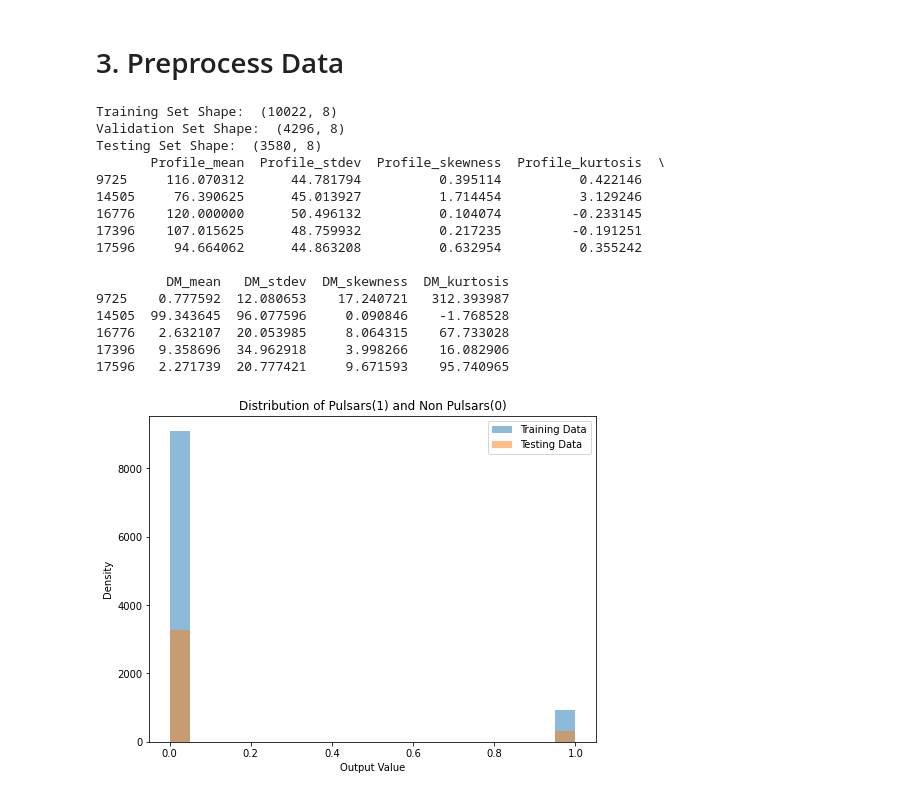
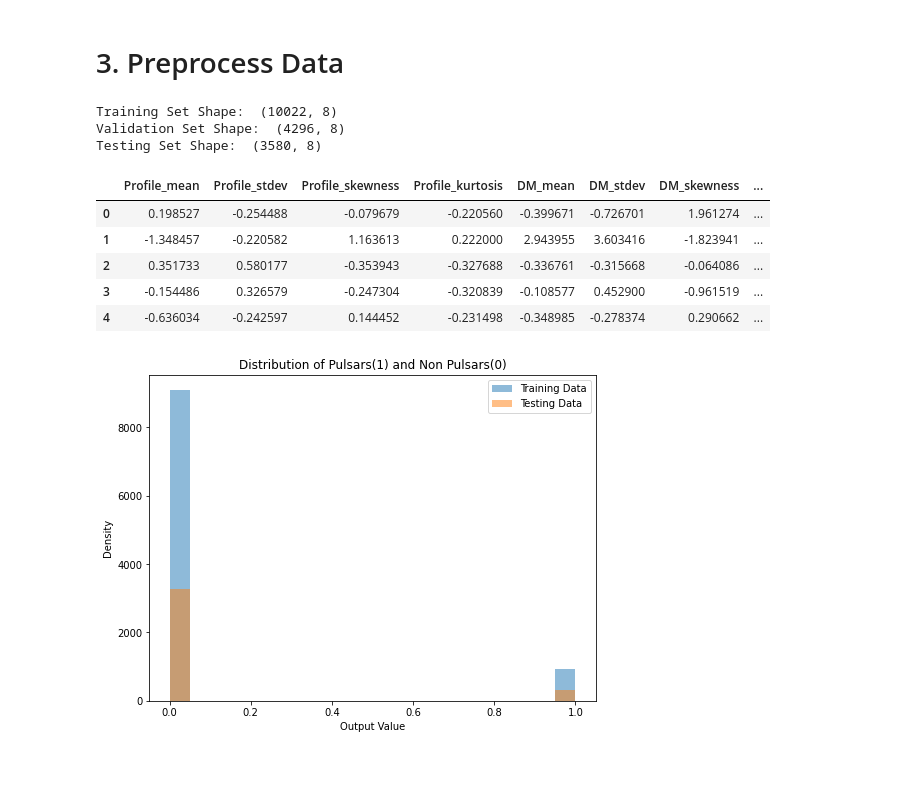
Before and after one commit to Prav001/PulsarClassification, a Jupyter notebook: PulsarClassification_MachineLearning.ipynb, the cells around one changed output. Drawn from its saved outputs; the diff is of its cells as text; code cells hidden in the pictures; blank space fills up the shorter version.

```diff
--- a/PulsarClassification_MachineLearning.ipynb
+++ b/PulsarClassification_MachineLearning.ipynb
@@ -60,7 +60,7 @@ def load_dataset(dataset_source):
         y_valid= y_valid.to_numpy()
 
 
-        print(X_train.head())
+        X_train.head()
 
     else:
         # Load the dataset from CSV file
@@ -104,7 +104,7 @@ def load_dataset(dataset_source):
         X_valid.columns = input_columns
         X_test.columns = input_columns
 
-        print(X_train.head())
+        X_train.head()
 
     return X_train, X_valid, X_test, y_train, y_valid, y_test, input_columns
 # %% [markdown]
@@ -135,31 +135,27 @@ def preprocess_data(X_train, X_valid, X_test, input_columns):
 # %%
 dataset_source = "HTRU"
 #dataset_source ="LOTAAS"
 
 X_train, X_valid, X_test, y_train, y_valid, y_test, input_columns = load_dataset(dataset_source)
 
+
 X_train,X_valid,X_test= preprocess_data(X_train,X_valid,X_test,input_columns)
 
 y_train= [int(x) for x in y_train]
 y_test= [int(x) for x in y_test]
 y_valid= [int(x) for x in y_valid]
+
+X_train.head()
 # %% [output]
 Training Set Shape:  (10022, 8)
 Validation Set Shape:  (4296, 8)
 Testing Set Shape:  (3580, 8)
-       Profile_mean  Profile_stdev  Profile_skewness  Profile_kurtosis  \
-9725     116.070312      44.781794          0.395114          0.422146
-14505     76.390625      45.013927          1.714454          3.129246
-16776    120.000000      50.496132          0.104074         -0.233145
-17396    107.015625      48.759932          0.217235         -0.191251
-17596     94.664062      44.863208          0.632954          0.355242
-
-         DM_mean   DM_stdev  DM_skewness  DM_kurtosis
-9725    0.777592  12.080653    17.240721   312.393987
-14505  99.343645  96.077596     0.090846    -1.768528
-16776   2.632107  20.053985     8.064315    67.733028
-17396   9.358696  34.962918     3.998266    16.082906
-17596   2.271739  20.777421     9.671593    95.740965
+|  | Profile_mean | Profile_stdev | Profile_skewness | Profile_kurtosis | DM_mean | DM_stdev | DM_skewness | ... |
+| 0 | 0.198527 | -0.254488 | -0.079679 | -0.220560 | -0.399671 | -0.726701 | 1.961274 | ... |
+| 1 | -1.348457 | -0.220582 | 1.163613 | 0.222000 | 2.943955 | 3.603416 | -1.823941 | ... |
+| 2 | 0.351733 | 0.580177 | -0.353943 | -0.327688 | -0.336761 | -0.315668 | -0.064086 | ... |
+| 3 | -0.154486 | 0.326579 | -0.247304 | -0.320839 | -0.108577 | 0.452900 | -0.961519 | ... |
+| 4 | -0.636034 | -0.242597 | 0.144452 | -0.231498 | -0.348985 | -0.278374 | 0.290662 | ... |
 # %%
 # Plot the distributions
 plt.figure(figsize=(8, 6))
```
